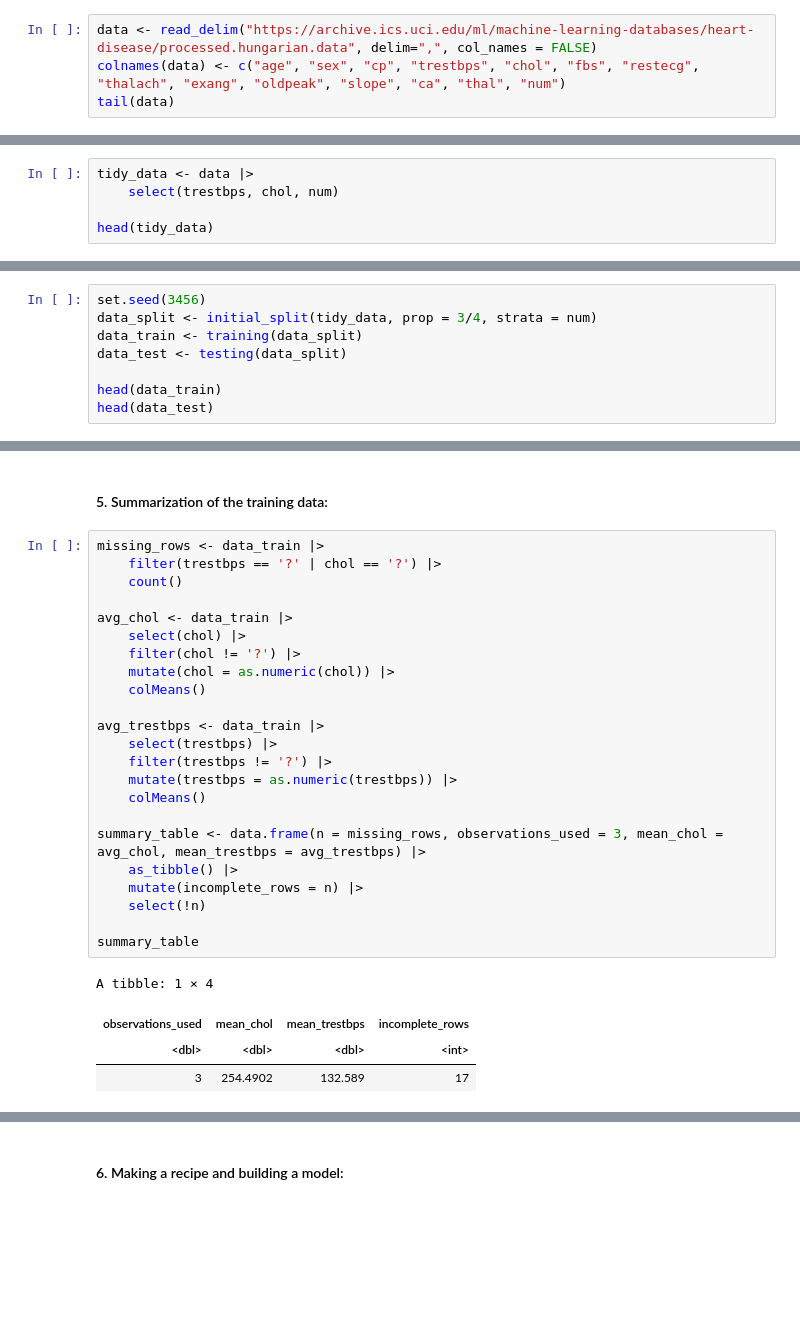
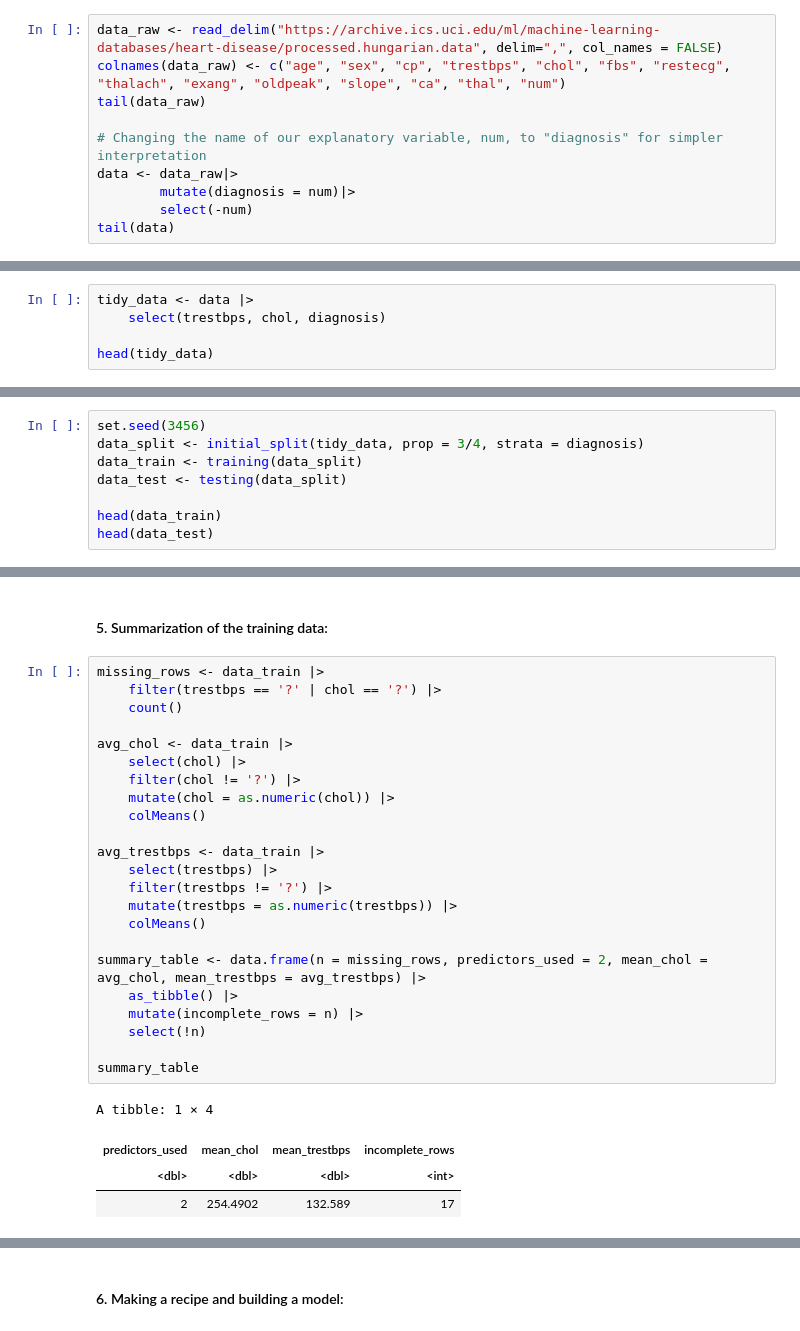
Before and after one commit to Tommy-Hu/dsci_100_heart_disease_project, a Jupyter notebook: Final Report.ipynb, the cells around one changed output, grey strips where cells are left out. Saved outputs shown, nothing was run; the diff lists cells and outputs as text; blank space fills up the shorter version.

```diff
--- a/Final Report.ipynb
+++ b/Final Report.ipynb
@@ -35,8 +37,14 @@ Registered S3 method overwritten by 'GGally':
 # %% [markdown]
 <h4>1. Reading dataset from web:</h4>
 # %%
-data <- read_delim("https://archive.ics.uci.edu/ml/machine-learning-databases/heart-disease/processed.hungarian.data", delim=",", col_names = FALSE)
-colnames(data) <- c("age", "sex", "cp", "trestbps", "chol", "fbs", "restecg", "thalach", "exang", "oldpeak", "slope", "ca", "thal", "num")
+data_raw <- read_delim("https://archive.ics.uci.edu/ml/machine-learning-databases/heart-disease/processed.hungarian.data", delim=",", col_names = FALSE)
+colnames(data_raw) <- c("age", "sex", "cp", "trestbps", "chol", "fbs", "restecg", "thalach", "exang", "oldpeak", "slope", "ca", "thal", "num")
+tail(data_raw)
+
+# Changing the name of our explanatory variable, num, to "diagnosis" for simpler interpretation
+data <- data_raw|>
+        mutate(diagnosis = num)|>
+        select(-num)
 tail(data)
 # %% [output]
 Rows: 294 Columns: 14
@@ -97,7 +114,7 @@ Warning message:
 <h4>3. Cleaning, wrangling, and tidying the data:</h4>
 # %%
 tidy_data <- data |>
-    select(trestbps, chol, num)
+    select(trestbps, chol, diagnosis)
 
 head(tidy_data)
 # %% [output]
@@ -116,7 +133,7 @@ A tibble: 6 × 3
 <h4>4. Splitting into training and testing data:</h4>
 # %%
 set.seed(3456)
-data_split <- initial_split(tidy_data, prop = 3/4, strata = num)
+data_split <- initial_split(tidy_data, prop = 3/4, strata = diagnosis)
 data_train <- training(data_split)
 data_test <- testing(data_split)
 
@@ -146,31 +163,31 @@ A tibble: 6 × 3
 # %%
 missing_rows <- data_train |>
     filter(trestbps == '?' | chol == '?') |>
     count()
 
 avg_chol <- data_train |>
     select(chol) |>
     filter(chol != '?') |>
     mutate(chol = as.numeric(chol)) |>
     colMeans()
 
 avg_trestbps <- data_train |>
     select(trestbps) |>
     filter(trestbps != '?') |>
     mutate(trestbps = as.numeric(trestbps)) |>
     colMeans()
 
-summary_table <- data.frame(n = missing_rows, observations_used = 3, mean_chol = avg_chol, mean_trestbps = avg_trestbps) |>
+summary_table <- data.frame(n = missing_rows, predictors_used = 2, mean_chol = avg_chol, mean_trestbps = avg_trestbps) |>
     as_tibble() |>
     mutate(incomplete_rows = n) |>
     select(!n)
 
 summary_table
 # %% [output]
 A tibble: 1 × 4
-| observations_used | mean_chol | mean_trestbps | incomplete_rows |
+| predictors_used | mean_chol | mean_trestbps | incomplete_rows |
 | <dbl> | <dbl> | <dbl> | <int> |
-| 3 | 254.4902 | 132.589 | 17 |
+| 2 | 254.4902 | 132.589 | 17 |
 # %%
 data_train <- data_train |>
     filter(chol != '?' & trestbps != '?') |>
```
Also changed, not shown: parts of 20 cells of this notebook.
